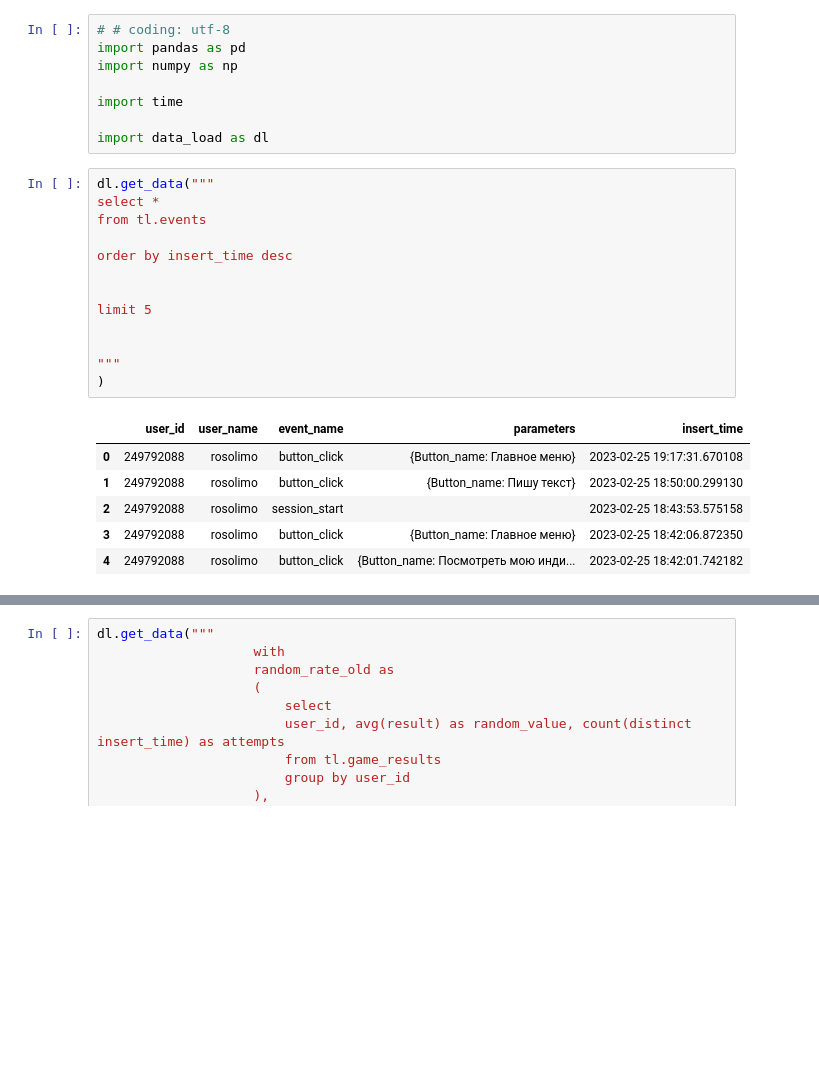
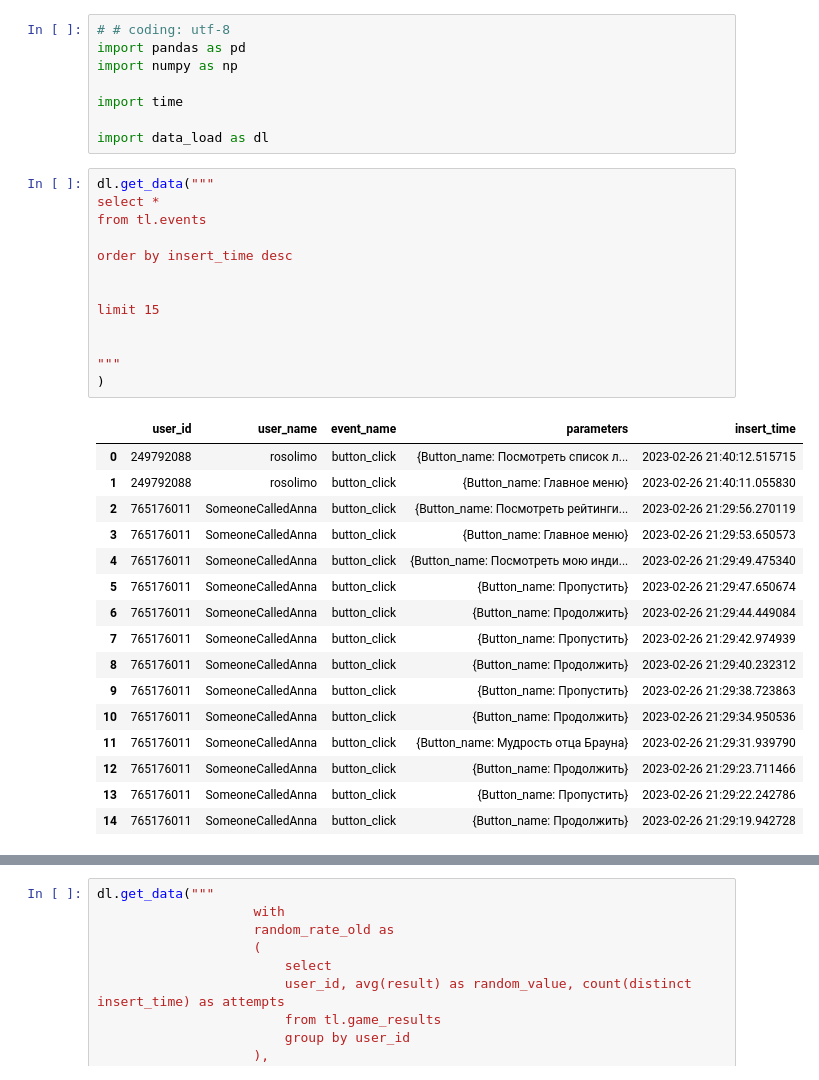
Before and after one commit to rosolimo212/elo_game, a Jupyter notebook: researches.ipynb, the cells around one changed output, grey strips where cells are left out. Saved outputs shown, nothing was run; the diff lists cells and outputs as text; blank space fills up the shorter version.

```diff
--- a/researches.ipynb
+++ b/researches.ipynb
@@ -9,22 +9,32 @@ import data_load as dl
 # %%
 dl.get_data("""
 select *
 from tl.events
 
 order by insert_time desc
 
 
-limit 5
+limit 15
 
 
 """
 )
 # %% [output]
 |  | user_id | user_name | event_name | parameters | insert_time |
-| 0 | 249792088 | rosolimo | button_click | {Button_name: Главное меню} | 2023-02-25 19:17:31.670108 |
-| 1 | 249792088 | rosolimo | button_click | {Button_name: Пишу текст} | 2023-02-25 18:50:00.299130 |
-| 2 | 249792088 | rosolimo | session_start |  | 2023-02-25 18:43:53.575158 |
-| 3 | 249792088 | rosolimo | button_click | {Button_name: Главное меню} | 2023-02-25 18:42:06.872350 |
-| 4 | 249792088 | rosolimo | button_click | {Button_name: Посмотреть мою инди... | 2023-02-25 18:42:01.742182 |
+| 0 | 249792088 | rosolimo | button_click | {Button_name: Посмотреть список л... | 2023-02-26 21:40:12.515715 |
+| 1 | 249792088 | rosolimo | button_click | {Button_name: Главное меню} | 2023-02-26 21:40:11.055830 |
+| 2 | 765176011 | SomeoneCalledAnna | button_click | {Button_name: Посмотреть рейтинги... | 2023-02-26 21:29:56.270119 |
+| 3 | 765176011 | SomeoneCalledAnna | button_click | {Button_name: Главное меню} | 2023-02-26 21:29:53.650573 |
+| 4 | 765176011 | SomeoneCalledAnna | button_click | {Button_name: Посмотреть мою инди... | 2023-02-26 21:29:49.475340 |
+| 5 | 765176011 | SomeoneCalledAnna | button_click | {Button_name: Пропустить} | 2023-02-26 21:29:47.650674 |
+| 6 | 765176011 | SomeoneCalledAnna | button_click | {Button_name: Продолжить} | 2023-02-26 21:29:44.449084 |
+| 7 | 765176011 | SomeoneCalledAnna | button_click | {Button_name: Пропустить} | 2023-02-26 21:29:42.974939 |
+| 8 | 765176011 | SomeoneCalledAnna | button_click | {Button_name: Продолжить} | 2023-02-26 21:29:40.232312 |
+| 9 | 765176011 | SomeoneCalledAnna | button_click | {Button_name: Пропустить} | 2023-02-26 21:29:38.723863 |
+| 10 | 765176011 | SomeoneCalledAnna | button_click | {Button_name: Продолжить} | 2023-02-26 21:29:34.950536 |
+| 11 | 765176011 | SomeoneCalledAnna | button_click | {Button_name: Мудрость отца Брауна} | 2023-02-26 21:29:31.939790 |
+| 12 | 765176011 | SomeoneCalledAnna | button_click | {Button_name: Продолжить} | 2023-02-26 21:29:23.711466 |
+| 13 | 765176011 | SomeoneCalledAnna | button_click | {Button_name: Пропустить} | 2023-02-26 21:29:22.242786 |
+| 14 | 765176011 | SomeoneCalledAnna | button_click | {Button_name: Продолжить} | 2023-02-26 21:29:19.942728 |
 # %%
 dl.get_data("""
```
Also changed, not shown: parts of 8 cells of this notebook, 1 other file.
